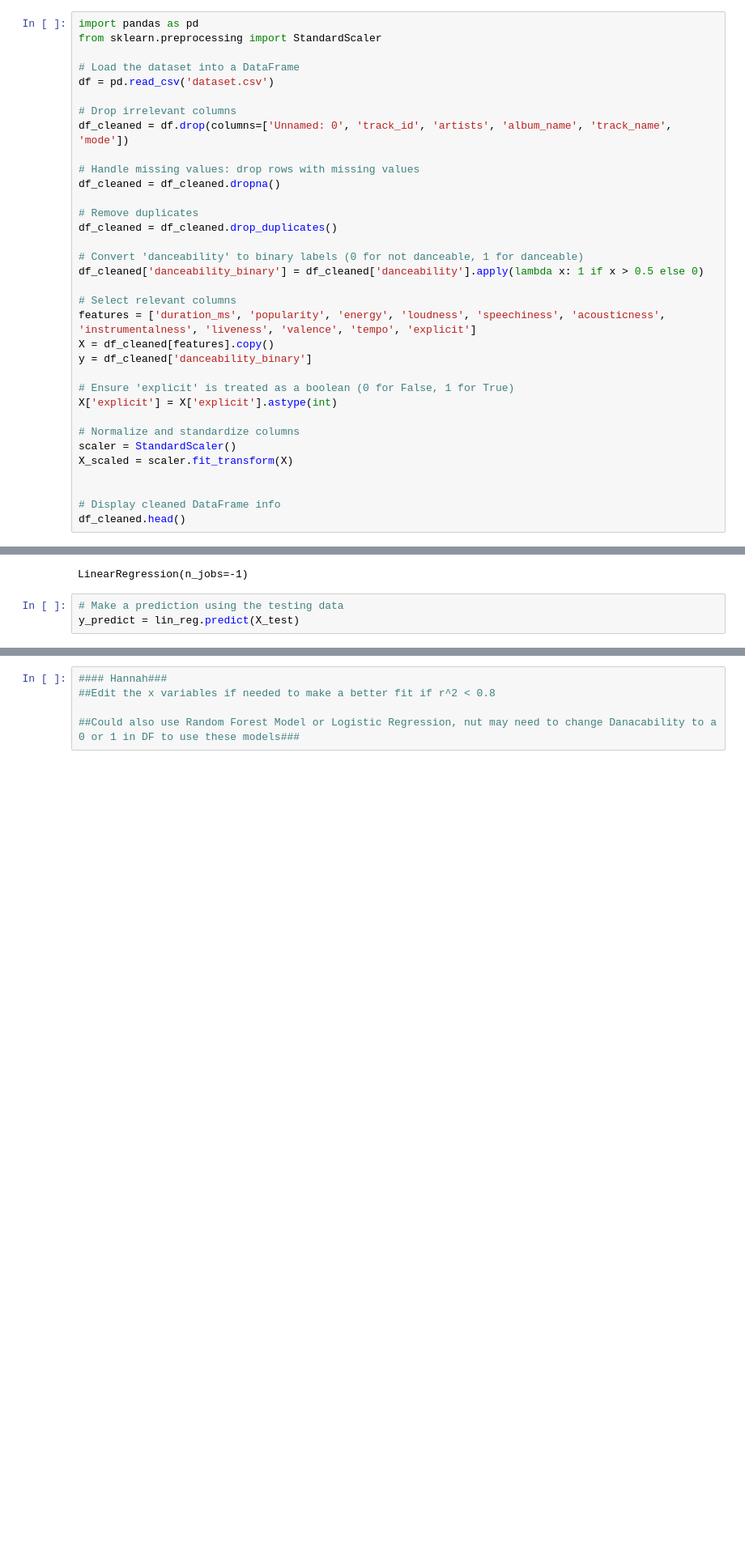
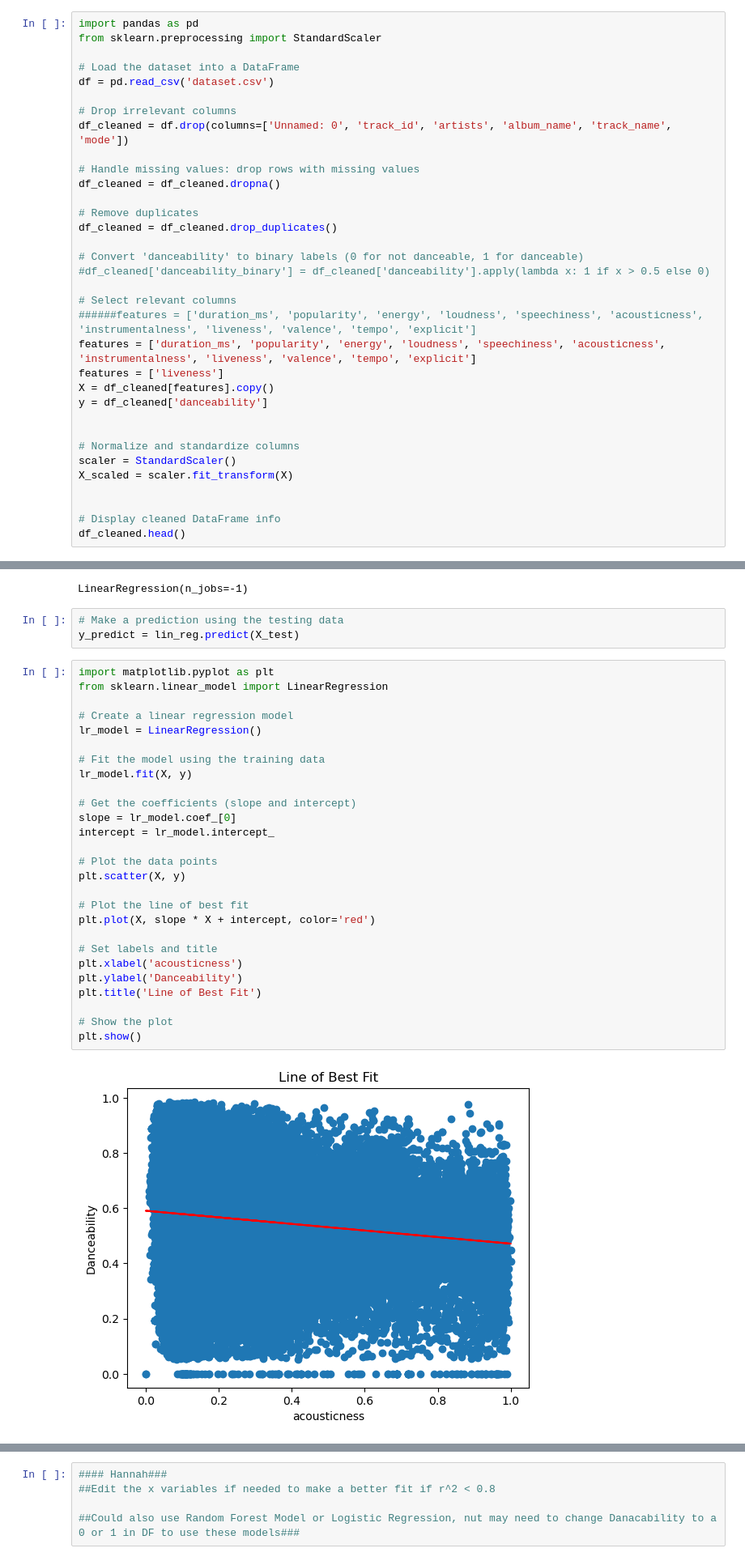
Before and after one commit to EmilieScanlon/Music2.0, a Jupyter notebook: Music_Info.ipynb, the cells around one changed output, grey strips where cells are left out. Shown at 81% size. Saved outputs shown, nothing was run; the diff lists cells and outputs as text; blank space fills up the shorter version.

```diff
--- a/Music_Info.ipynb
+++ b/Music_Info.ipynb
@@ -21,15 +21,15 @@ df_cleaned = df_cleaned.dropna()
 df_cleaned = df_cleaned.drop_duplicates()
 
 # Convert 'danceability' to binary labels (0 for not danceable, 1 for danceable)
-df_cleaned['danceability_binary'] = df_cleaned['danceability'].apply(lambda x: 1 if x > 0.5 else 0)
+#df_cleaned['danceability_binary'] = df_cleaned['danceability'].apply(lambda x: 1 if x > 0.5 else 0)
 
 # Select relevant columns
+######features = ['duration_ms', 'popularity', 'energy', 'loudness', 'speechiness', 'acousticness', 'instrumentalness', 'liveness', 'valence', 'tempo', 'explicit']
 features = ['duration_ms', 'popularity', 'energy', 'loudness', 'speechiness', 'acousticness', 'instrumentalness', 'liveness', 'valence', 'tempo', 'explicit']
+features = ['liveness']
 X = df_cleaned[features].copy()
-y = df_cleaned['danceability_binary']
+y = df_cleaned['danceability']
 
-# Ensure 'explicit' is treated as a boolean (0 for False, 1 for True)
-X['explicit'] = X['explicit'].astype(int)
 
 # Normalize and standardize columns
 scaler = StandardScaler()
@@ -101,3 +115,32 @@ LinearRegression(n_jobs=-1)
 # %%
 # Make a prediction using the testing data
 y_predict = lin_reg.predict(X_test)
+# %%
+import matplotlib.pyplot as plt
+from sklearn.linear_model import LinearRegression
+
+# Create a linear regression model
+lr_model = LinearRegression()
+
+# Fit the model using the training data
+lr_model.fit(X, y)
+
+# Get the coefficients (slope and intercept)
+slope = lr_model.coef_[0]
+intercept = lr_model.intercept_
+
+# Plot the data points
+plt.scatter(X, y)
+
+# Plot the line of best fit
+plt.plot(X, slope * X + intercept, color='red')
+
+# Set labels and title
+plt.xlabel('acousticness')
+plt.ylabel('Danceability')
+plt.title('Line of Best Fit')
+
+# Show the plot
+plt.show()
+# %% [output]
+[figure, added]
```
Also changed, not shown: parts of 7 cells of this notebook.
